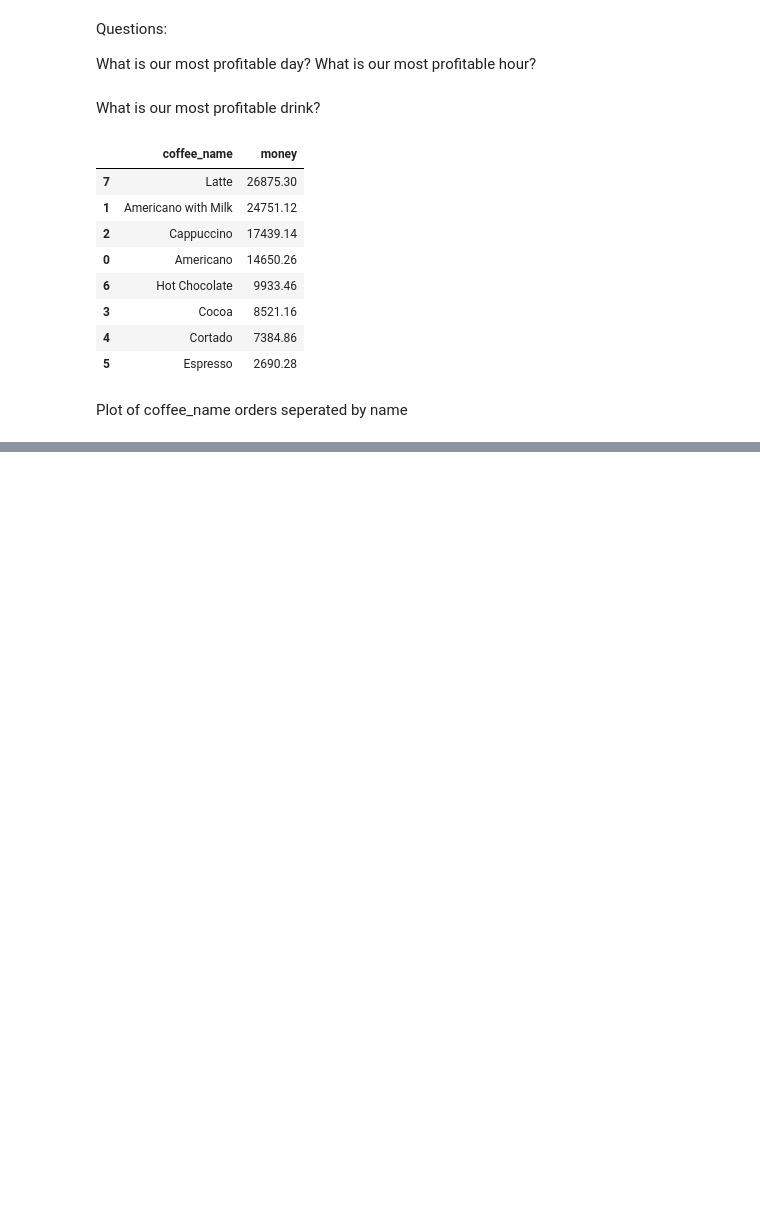
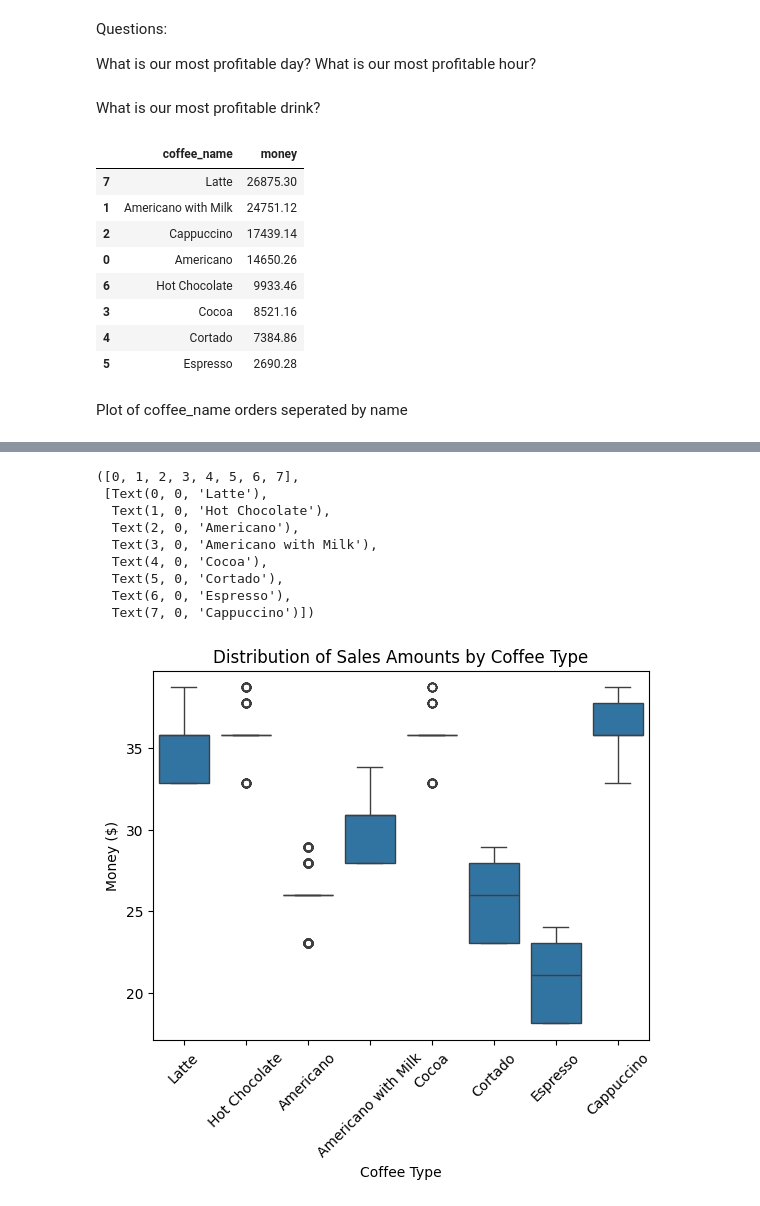
Before and after one commit to imdevean/coffee-cafe, a Jupyter notebook: notebooks/coffee.ipynb, the cells around one changed output, grey strips where cells are left out. Saved outputs shown, nothing was run; the diff lists cells and outputs as text; code cells hidden in the pictures; blank space fills up the shorter version.

```diff
--- a/notebooks/coffee.ipynb
+++ b/notebooks/coffee.ipynb
@@ -181,0 +222,17 @@ Plot of coffee_name orders seperated by name
+# %%
+sns.boxplot(data=df, x='coffee_name', y='money')
+plt.title("Distribution of Sales Amounts by Coffee Type")
+plt.ylabel("Money ($)")
+plt.xlabel("Coffee Type")
+plt.xticks(rotation=45)
+# %% [output]
+([0, 1, 2, 3, 4, 5, 6, 7],
+ [Text(0, 0, 'Latte'),
+  Text(1, 0, 'Hot Chocolate'),
+  Text(2, 0, 'Americano'),
+  Text(3, 0, 'Americano with Milk'),
+  Text(4, 0, 'Cocoa'),
+  Text(5, 0, 'Cortado'),
+  Text(6, 0, 'Espresso'),
+  Text(7, 0, 'Cappuccino')])
+[figure, added]
```
Also changed, not shown: parts of 8 cells of this notebook.
